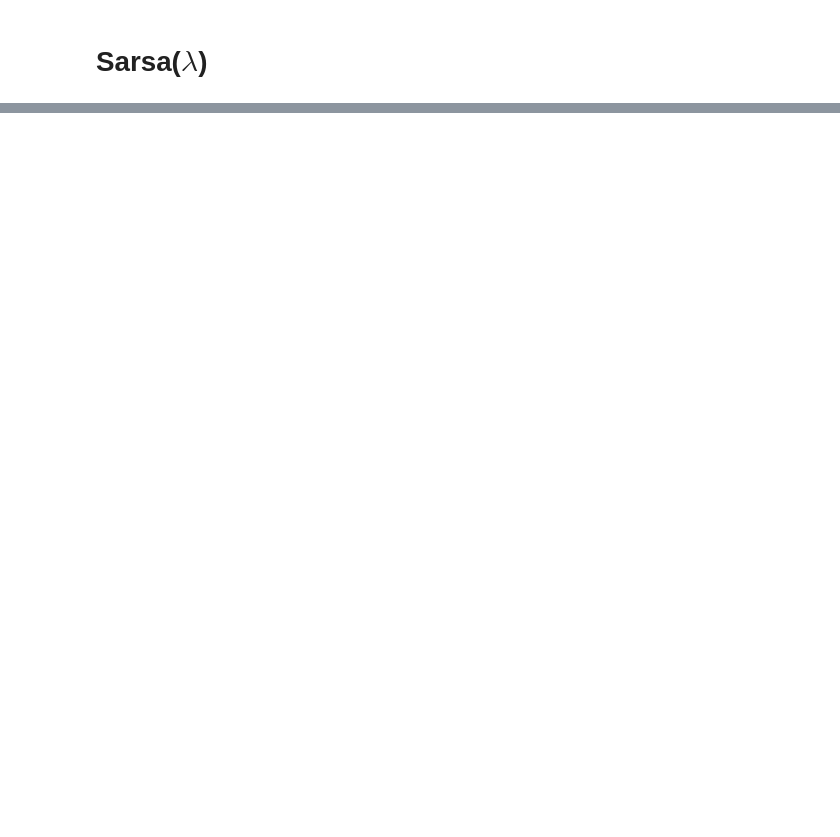
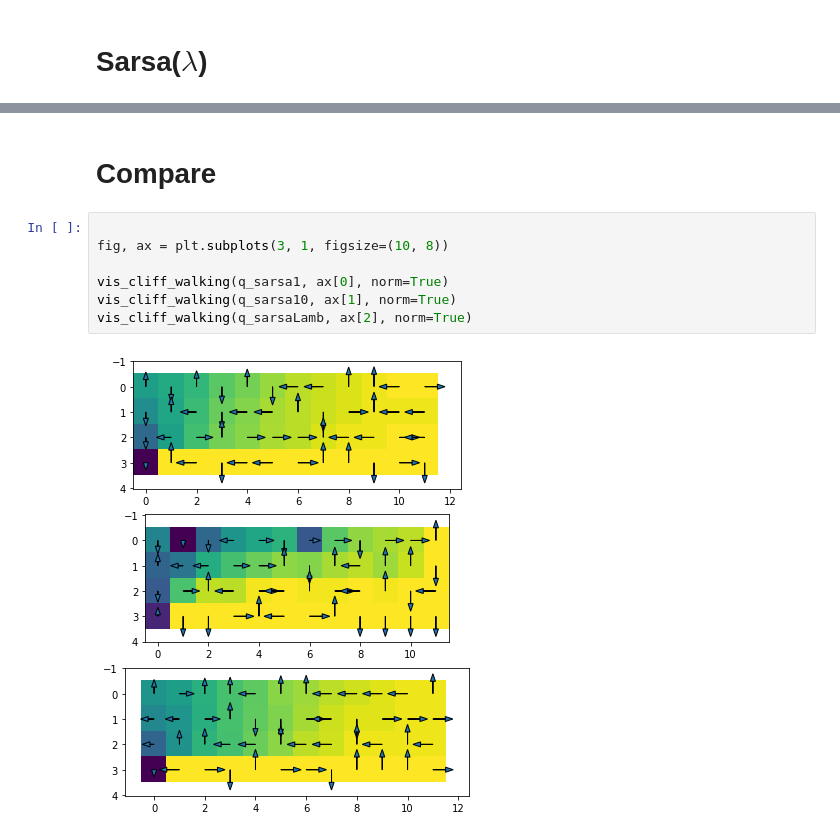
Before and after one commit to yyhhoi/RI_algorithms, a Jupyter notebook: Tabular_SARSA.ipynb, the cells around one changed output, grey strips where cells are left out. Cells and saved outputs as stored; diff of their text form; blank space fills up the shorter version.

```diff
--- a/Tabular_SARSA.ipynb
+++ b/Tabular_SARSA.ipynb
@@ -196,0 +261,11 @@ episode 4000, t=18
+# %% [markdown]
+# Compare
+# %%
+
+fig, ax = plt.subplots(3, 1, figsize=(10, 8))
+
+vis_cliff_walking(q_sarsa1, ax[0], norm=True)
+vis_cliff_walking(q_sarsa10, ax[1], norm=True)
+vis_cliff_walking(q_sarsaLamb, ax[2], norm=True)
+# %% [output]
+[figure, added]
```
Also changed, not shown: parts of 6 cells of this notebook.
